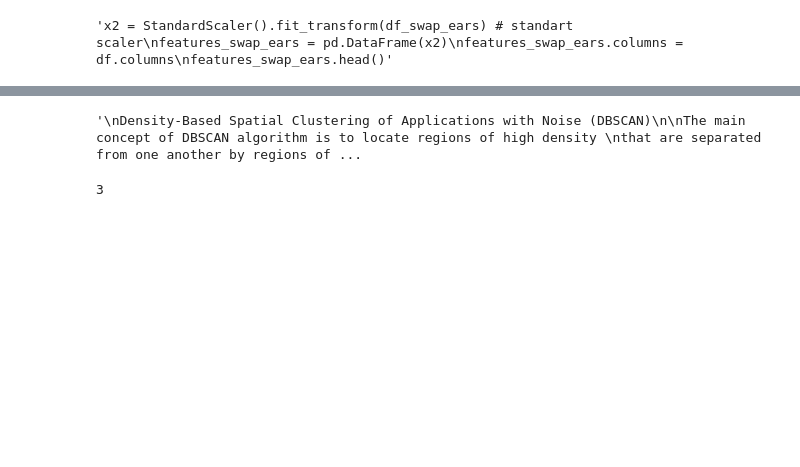
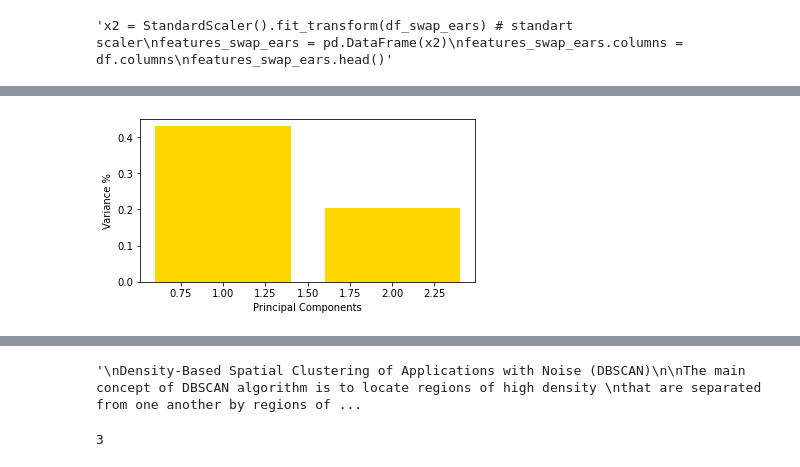
Before and after one commit to AnnaPaulish/Unsupervised_detection_methods, a Jupyter notebook: clustering_mice_08.ipynb, the cells around one changed output, grey strips where cells are left out. Saved outputs shown, nothing was run; the diff lists cells and outputs as text; code cells hidden in the pictures; blank space fills up the shorter version.

```diff
--- a/clustering_mice_08.ipynb
+++ b/clustering_mice_08.ipynb
@@ -199,0 +237,14 @@ plt.show()
+# %%
+import matplotlib.pyplot as plt
+
+# Plotting the variances for each PC
+PC = range(1, pca.n_components_+1)
+
+plt.figure(figsize=(6, 3))
+plt.bar(PC, pca.explained_variance_ratio_, color='gold')
+plt.xlabel('Principal Components')
+plt.ylabel('Variance %')
+
+plt.show()
+# %% [output]
+[figure, added]
```
Also changed, not shown: parts of 21 cells of this notebook.
